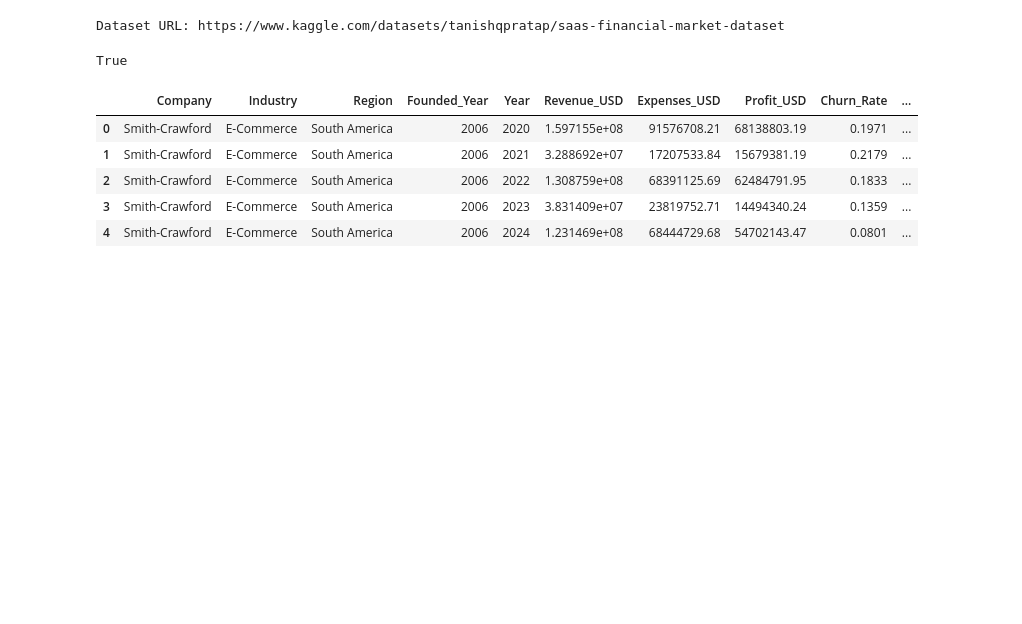
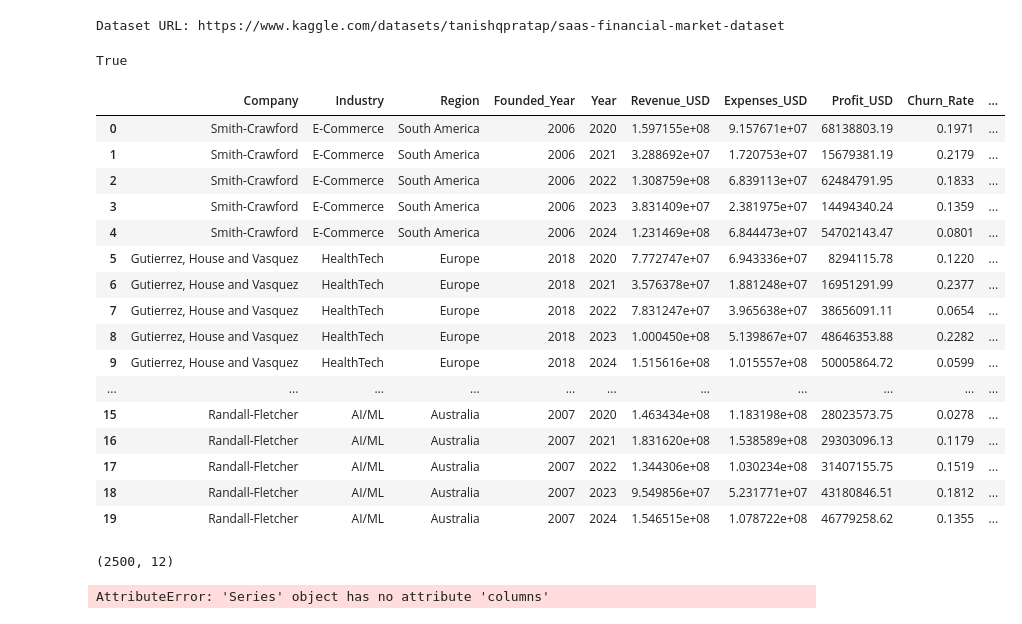
Before and after one commit to ontu001/SAAS-financial-market-analysis, a Jupyter notebook: data_preparetion.ipynb, the cells around one changed output. Cells and saved outputs as stored; diff of their text form; code cells hidden in the pictures; blank space fills up the shorter version.

```diff
--- a/data_preparetion.ipynb
+++ b/data_preparetion.ipynb
@@ -16,11 +16,30 @@ import pandas as pd
 # %%
 df = pd.read_csv('saas_financial_market_dataset.csv')
 # %%
-df.head()
+df.head(20)
 # %% [output]
 |  | Company | Industry | Region | Founded_Year | Year | Revenue_USD | Expenses_USD | Profit_USD | Churn_Rate | ... |
-| 0 | Smith-Crawford | E-Commerce | South America | 2006 | 2020 | 1.597155e+08 | 91576708.21 | 68138803.19 | 0.1971 | ... |
-| 1 | Smith-Crawford | E-Commerce | South America | 2006 | 2021 | 3.288692e+07 | 17207533.84 | 15679381.19 | 0.2179 | ... |
-| 2 | Smith-Crawford | E-Commerce | South America | 2006 | 2022 | 1.308759e+08 | 68391125.69 | 62484791.95 | 0.1833 | ... |
-| 3 | Smith-Crawford | E-Commerce | South America | 2006 | 2023 | 3.831409e+07 | 23819752.71 | 14494340.24 | 0.1359 | ... |
-| 4 | Smith-Crawford | E-Commerce | South America | 2006 | 2024 | 1.231469e+08 | 68444729.68 | 54702143.47 | 0.0801 | ... |
+| 0 | Smith-Crawford | E-Commerce | South America | 2006 | 2020 | 1.597155e+08 | 9.157671e+07 | 68138803.19 | 0.1971 | ... |
+| 1 | Smith-Crawford | E-Commerce | South America | 2006 | 2021 | 3.288692e+07 | 1.720753e+07 | 15679381.19 | 0.2179 | ... |
+| 2 | Smith-Crawford | E-Commerce | South America | 2006 | 2022 | 1.308759e+08 | 6.839113e+07 | 62484791.95 | 0.1833 | ... |
+| 3 | Smith-Crawford | E-Commerce | South America | 2006 | 2023 | 3.831409e+07 | 2.381975e+07 | 14494340.24 | 0.1359 | ... |
+| 4 | Smith-Crawford | E-Commerce | South America | 2006 | 2024 | 1.231469e+08 | 6.844473e+07 | 54702143.47 | 0.0801 | ... |
+| 5 | Gutierrez, House and Vasquez | HealthTech | Europe | 2018 | 2020 | 7.772747e+07 | 6.943336e+07 | 8294115.78 | 0.1220 | ... |
+| 6 | Gutierrez, House and Vasquez | HealthTech | Europe | 2018 | 2021 | 3.576378e+07 | 1.881248e+07 | 16951291.99 | 0.2377 | ... |
+| 7 | Gutierrez, House and Vasquez | HealthTech | Europe | 2018 | 2022 | 7.831247e+07 | 3.965638e+07 | 38656091.11 | 0.0654 | ... |
+| 8 | Gutierrez, House and Vasquez | HealthTech | Europe | 2018 | 2023 | 1.000450e+08 | 5.139867e+07 | 48646353.88 | 0.2282 | ... |
+| 9 | Gutierrez, House and Vasquez | HealthTech | Europe | 2018 | 2024 | 1.515616e+08 | 1.015557e+08 | 50005864.72 | 0.0599 | ... |
+| ... | ... | ... | ... | ... | ... | ... | ... | ... | ... | ... |
+| 15 | Randall-Fletcher | AI/ML | Australia | 2007 | 2020 | 1.463434e+08 | 1.183198e+08 | 28023573.75 | 0.0278 | ... |
+| 16 | Randall-Fletcher | AI/ML | Australia | 2007 | 2021 | 1.831620e+08 | 1.538589e+08 | 29303096.13 | 0.1179 | ... |
+| 17 | Randall-Fletcher | AI/ML | Australia | 2007 | 2022 | 1.344306e+08 | 1.030234e+08 | 31407155.75 | 0.1519 | ... |
+| 18 | Randall-Fletcher | AI/ML | Australia | 2007 | 2023 | 9.549856e+07 | 5.231771e+07 | 43180846.51 | 0.1812 | ... |
+| 19 | Randall-Fletcher | AI/ML | Australia | 2007 | 2024 | 1.546515e+08 | 1.078722e+08 | 46779258.62 | 0.1355 | ... |
+# %%
+df.shape
+# %% [output]
+(2500, 12)
+# %%
+df.columns
+# %% [output]
+AttributeError: 'Series' object has no attribute 'columns'
```
Also changed, not shown: parts of 11 cells of this notebook, 1 other file.
